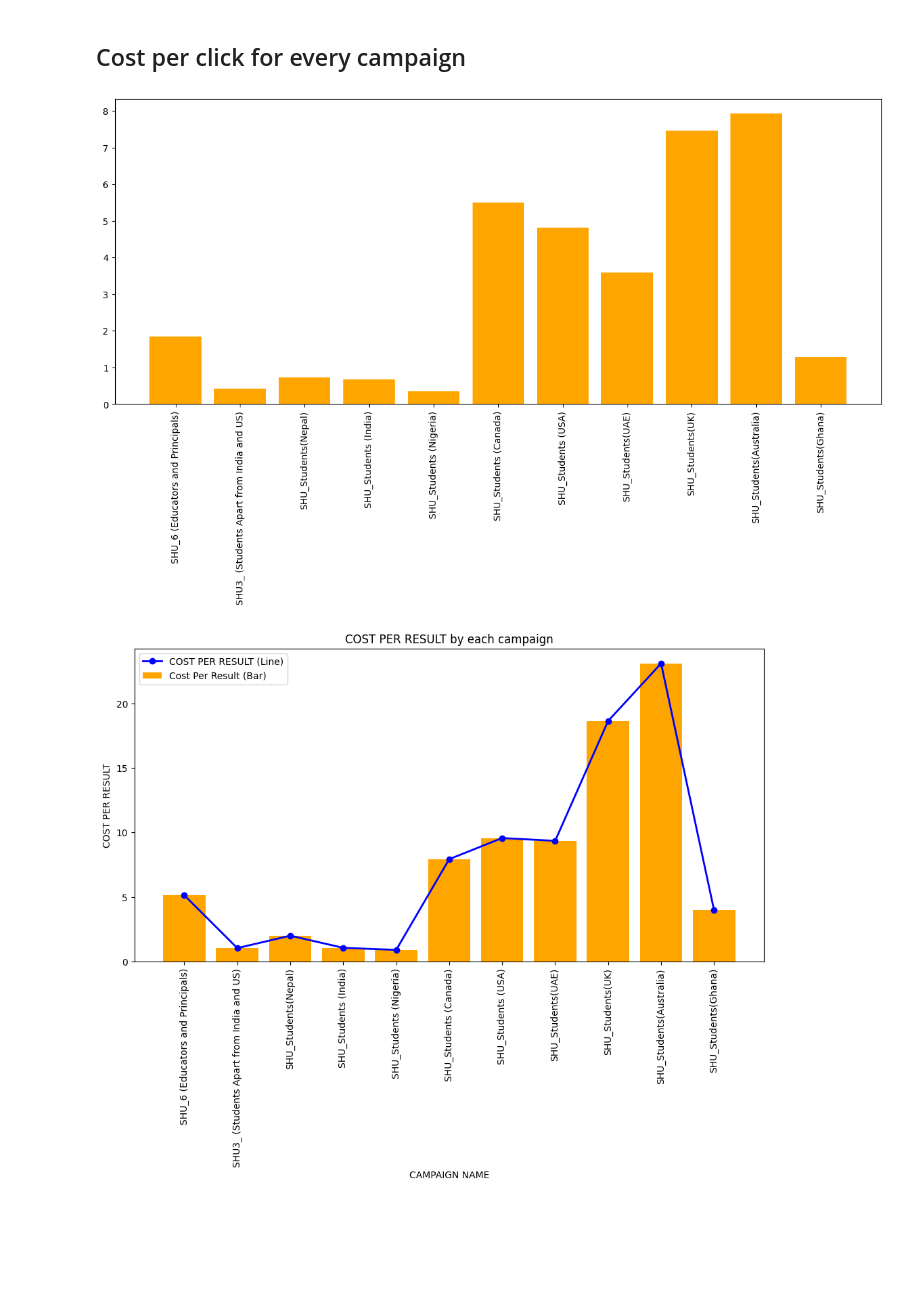
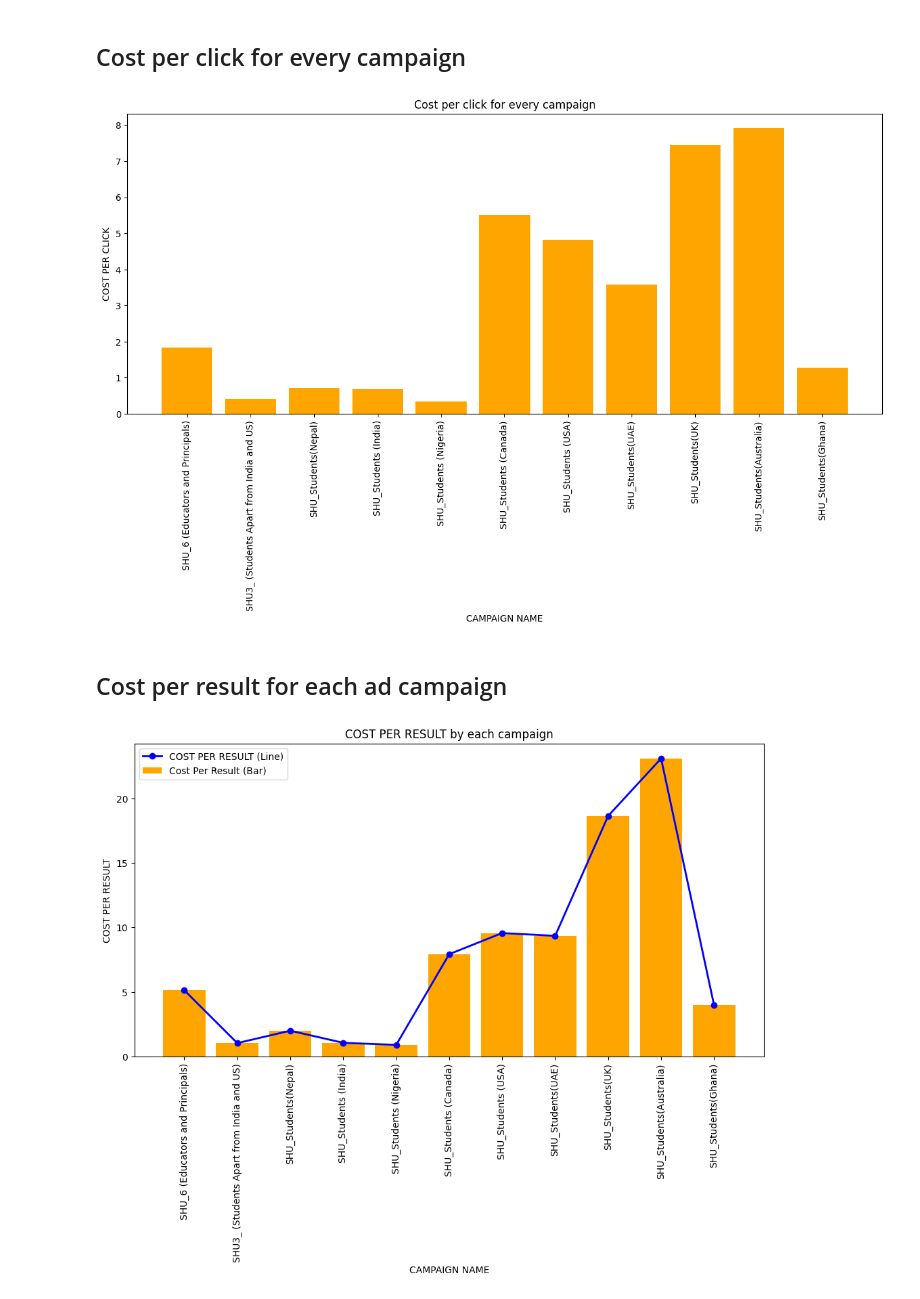
Before and after one commit to bakar-01/My-Dataanalysis, a Jupyter notebook: Revise_market_data.ipynb, the cells around one changed output. Drawn from its saved outputs; the diff is of its cells as text; code cells hidden in the pictures; blank space fills up the shorter version.

```diff
--- a/Revise_market_data.ipynb
+++ b/Revise_market_data.ipynb
@@ -220,11 +226,15 @@ plt.show()
 # %%
 plt.figure(figsize=(15, 6))
 plt.bar(campaign_summary['CAMPAIGN NAME'], campaign_summary['COST PER CLICK'], color='orange', label='COST PER CLICK (Bar)')
-
+plt.title('Cost per click for every campaign')
+plt.xlabel('CAMPAIGN NAME')
+plt.ylabel('COST PER CLICK')
 plt.xticks(rotation=90)
 plt.show()
 # %% [output]
-[figure, old version]
+[figure, new version]
+# %% [markdown]
+## Cost per result for each ad campaign
 # %%
 plt.figure(figsize=(12, 6))
 plt.bar(campaign_summary['CAMPAIGN NAME'], campaign_summary['COST PER RESULT'], color='orange', label='Cost Per Result (Bar)')
```
Also changed, not shown: parts of 1 cell of this notebook.
